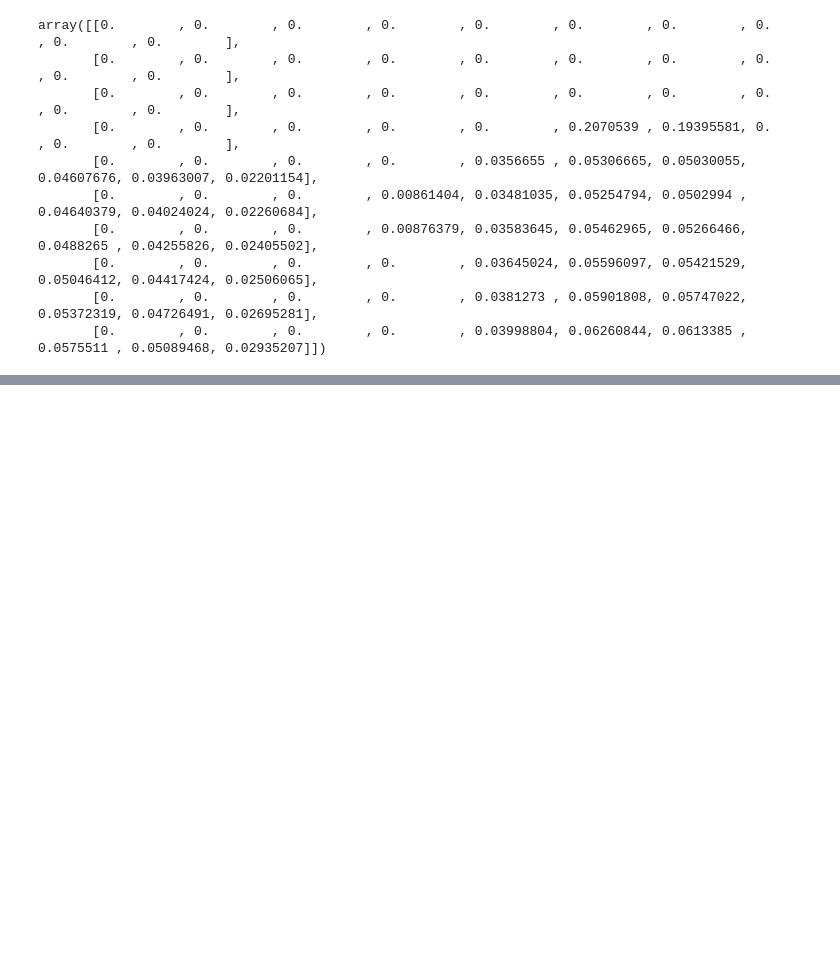
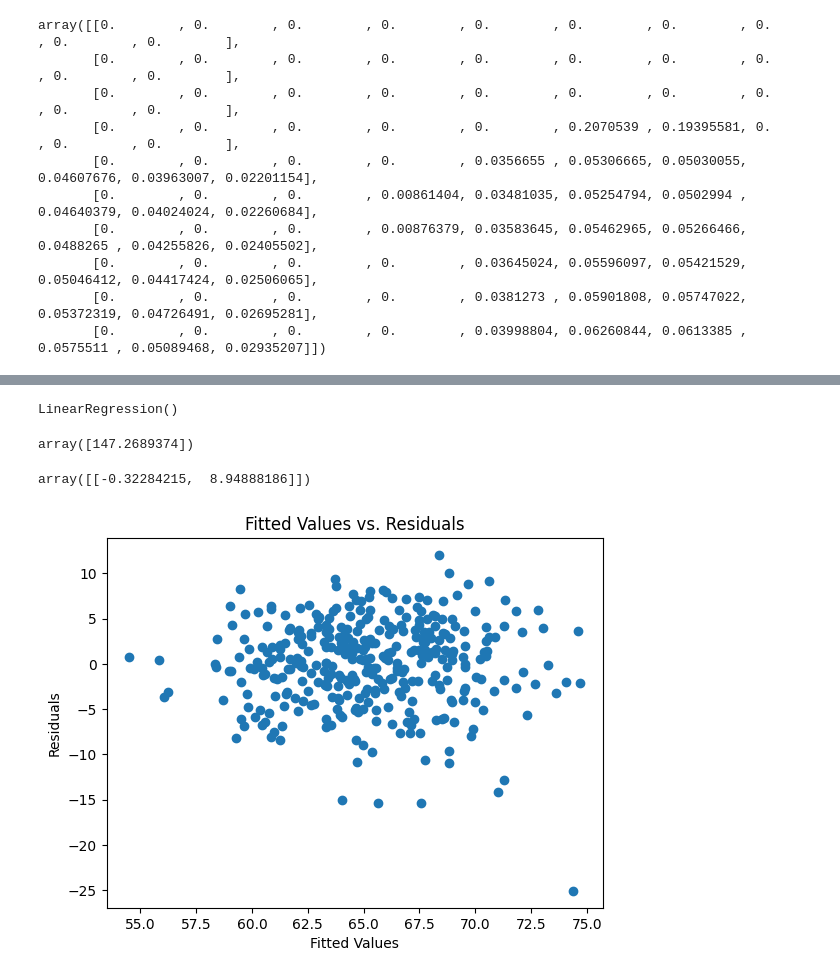
Before and after one commit to 1101AlexZab1011/SpatialMemory, a Jupyter notebook: dev/BB_prep_makeWTS_new.ipynb, the cells around one changed output, grey strips where cells are left out. Drawn from its saved outputs; the diff is of its cells as text; code cells hidden in the pictures; blank space fills up the shorter version.

```diff
--- a/dev/BB_prep_makeWTS_new.ipynb
+++ b/dev/BB_prep_makeWTS_new.ipynb
@@ -3347,0 +3400,25 @@ array([[0.        , 0.        , 0.        , 0.        , 0.        , 0.        ,
+# %%
+model = LinearRegression()
+X = df[['distance', 'gender']].to_numpy()
+y = df.accuracy.values.reshape(-1, 1)
+model.fit(X, y)
+# %% [output]
+LinearRegression()
+# %%
+model.intercept_
+# %% [output]
+array([147.2689374])
+# %%
+model.coef_
+# %% [output]
+array([[-0.32284215,  8.94888186]])
+# %%
+fitted_values = model.predict(X)
+residuals = y - fitted_values
+plt.scatter(fitted_values, residuals)
+plt.xlabel("Fitted Values")
+plt.ylabel("Residuals")
+plt.title("Fitted Values vs. Residuals")
+plt.show()
+# %% [output]
+[figure, added]
```
Also changed, not shown: parts of 7 cells of this notebook, 9 other files.
